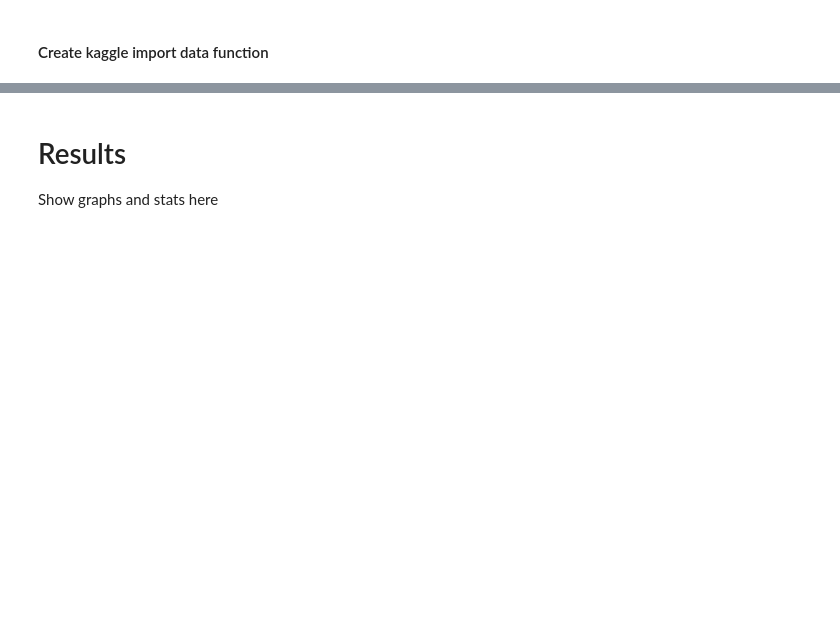
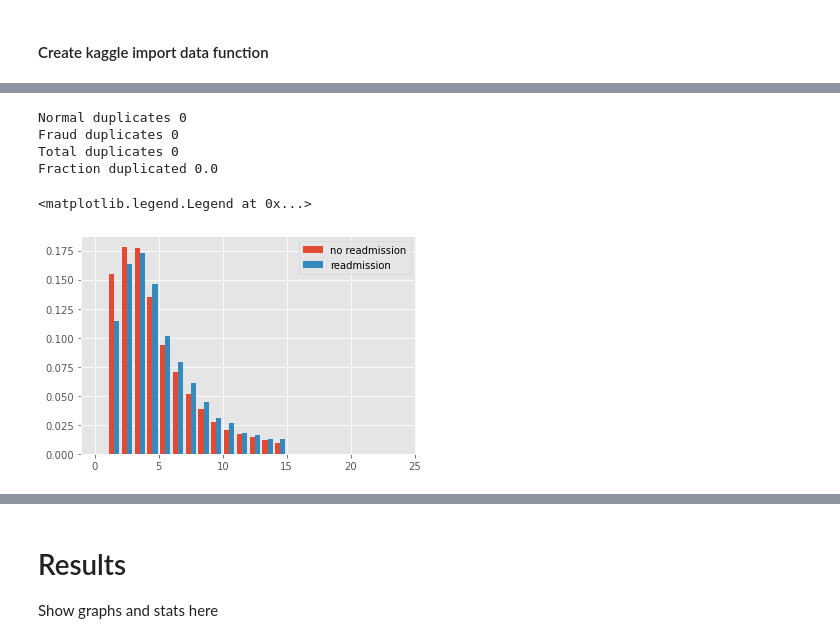
Before and after one commit to jrudd1/gan-synthetic-data-testing, a Jupyter notebook: notebooks/20210204-JMR-GAN-Testing.ipynb, the cells around one changed output, grey strips where cells are left out. Drawn from its saved outputs; the diff is of its cells as text; code cells hidden in the pictures; blank space fills up the shorter version.

```diff
--- a/notebooks/20210204-JMR-GAN-Testing.ipynb
+++ b/notebooks/20210204-JMR-GAN-Testing.ipynb
@@ -100,0 +80,18 @@ Do work here
+# %%
+# Put data collection code into a .py document in the src/d00_utils folder. From there
+# it can be imported into different jupyter notebooks for easy data
+def kaggle_download_raw(url, in_path):
+    api.dataset_download_files(url,
+                          path=in_path)
+
+def unzip(in_path, out_path):
+    pathlist = Path(in_path).rglob('*.zip')
+    for path in pathlist:   # get the list of files
+        with zipfile.ZipFile(path) as zipref: # treat the file as a zip
+            zipref.extractall(out_path)  # extract it in the raw data directory
+
+
+def read_files(in_path, index = False):
+    pathlist = Path(in_path).rglob('*.csv')
+    dataframes = [pd.read_csv(path, index_col=index) for path in pathlist]
+    return dataframes
@@ -100,0 +121,3 @@ Do work here
+# %%
+readmissions = read_files(raw_data)[1]
+readmissions.head()
@@ -100,0 +436,8 @@ Do work here
+# %%
+data = readmissions.copy()
+data_cols = list(data.columns[ data.columns != 'readmitted'])
+label_cols = ['readmitted']
+
+print('Dataset columns: {}'.format(data_cols))
+print('# of data columns: ',len(data_cols))
+data.head()
@@ -100,0 +490,26 @@ Do work here
+# %%
+# Duplicates? No
+
+normal_duplicates = sum( data.loc[ data.readmitted==0 ].duplicated() )
+fraud_duplicates = sum( data.loc[ data.readmitted==1 ].duplicated() )
+total_duplicates = normal_duplicates + fraud_duplicates
+
+print( 'Normal duplicates', normal_duplicates )
+print( 'Fraud duplicates', fraud_duplicates )
+print( 'Total duplicates', total_duplicates )
+print( 'Fraction duplicated', total_duplicates / len(data) )
+# %% [output]
+Normal duplicates 0
+Fraud duplicates 0
+Total duplicates 0
+Fraction duplicated 0.0
+# %%
+# Distribution of time in hospital by readmission
+
+_ = plt.hist( [ data.loc[ data['readmitted']==0, 'time_in_hospital'], data.loc[ data['readmitted']==1, 'time_in_hospital'] ],
+         density=True, label=['no readmission','readmission'], bins=np.linspace(0,24,25))
+plt.legend()
+plt.show()
+# %% [output]
+<matplotlib.legend.Legend at 0x...>
+[figure, added]
```
Also changed, not shown: parts of 73 cells of this notebook, 10 other files.
